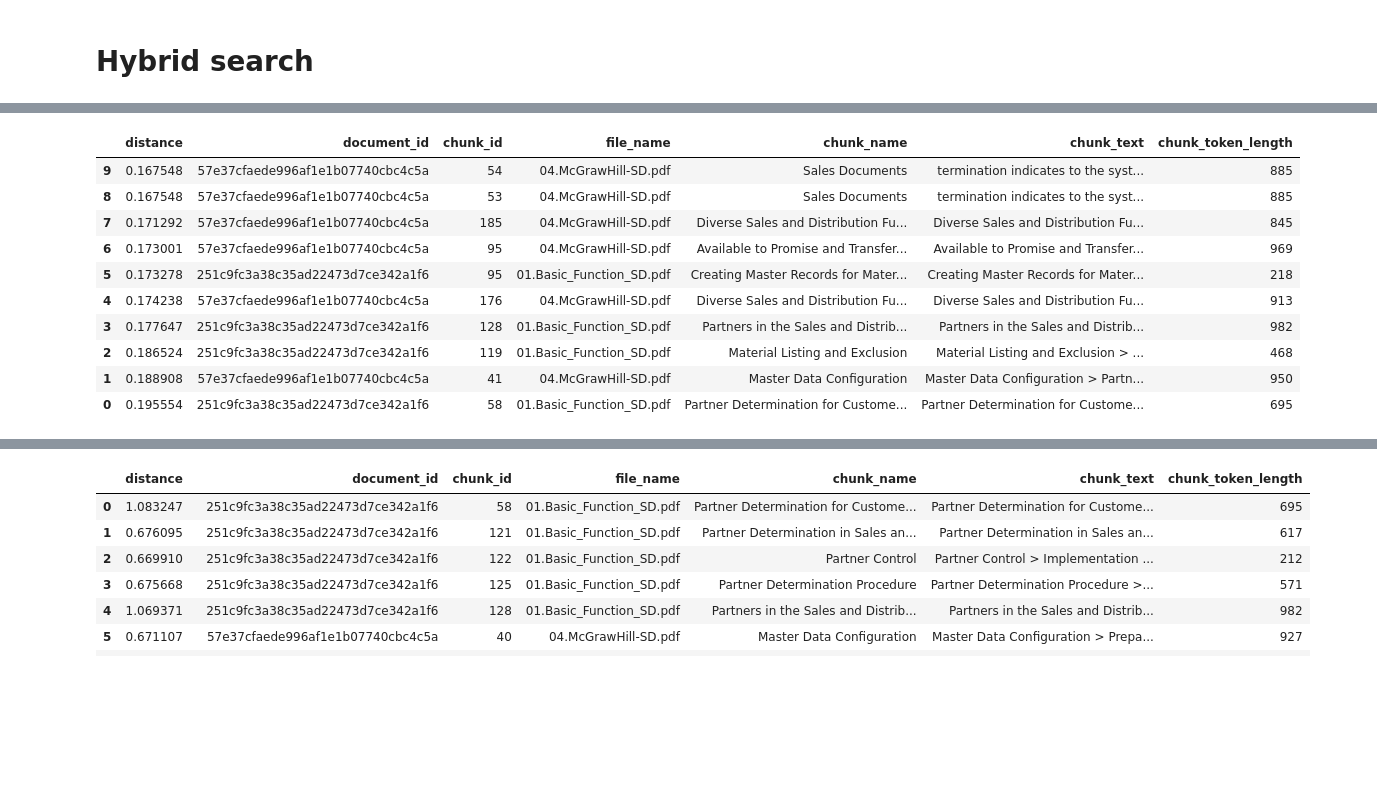
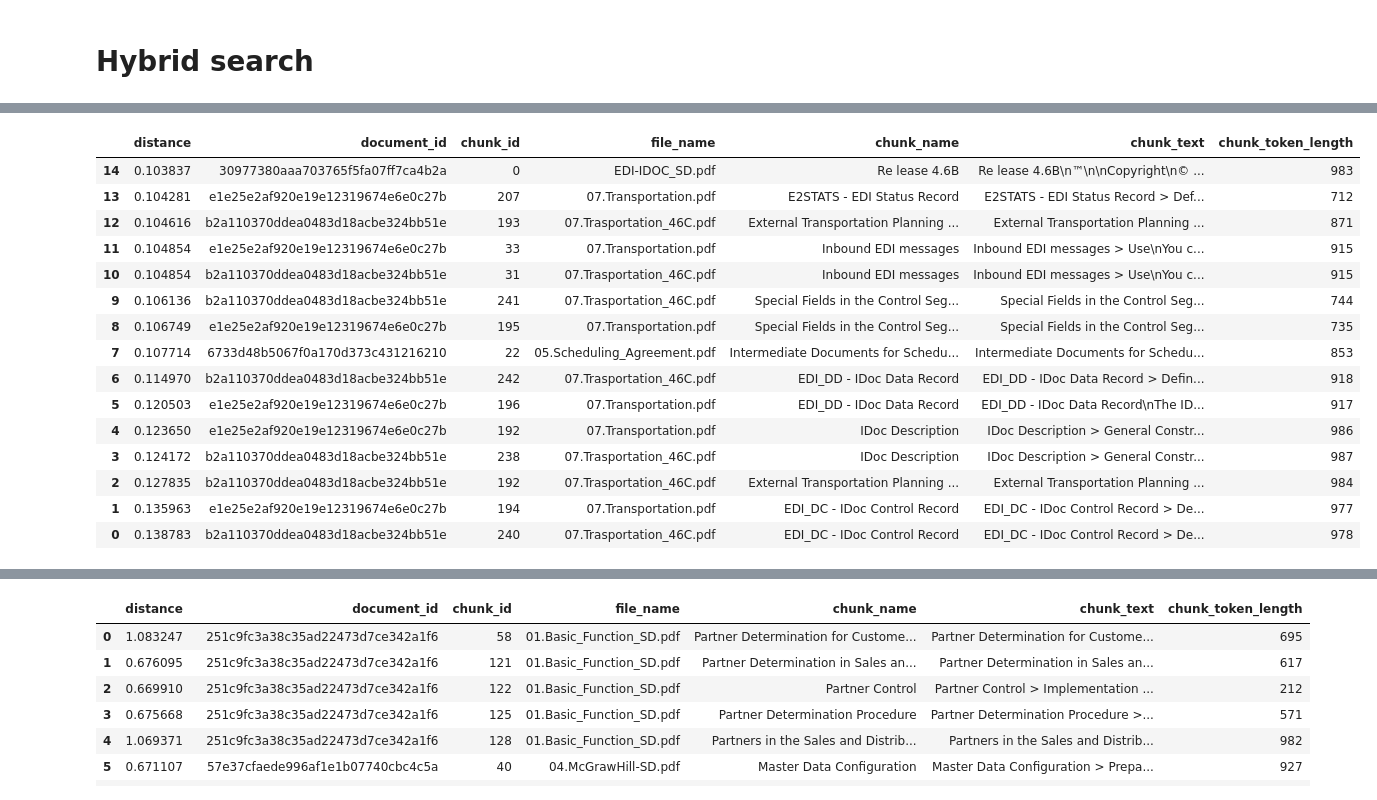
Before and after one commit to echalabiyev/dolphinai_local_solution, a Jupyter notebook: notebook/3. RAG.ipynb, the cells around one changed output, grey strips where cells are left out. Cells and saved outputs as stored; diff of their text form; code cells hidden in the pictures; blank space fills up the shorter version.

```diff
--- a/notebook/3. RAG.ipynb
+++ b/notebook/3. RAG.ipynb
@@ -113,7 +113,7 @@ from pymilvus import (
     WeightedRanker,
 )
 
-limit = 10
+limit = 15
 output_fields=["document_id","chunk_id","file_name","chunk_name","chunk_text","chunk_token_length"]
 
 # DENSE SEARCH
@@ -235,8 +235,8 @@ ef = BGEM3EmbeddingFunction(use_fp16=False, device="cuda:1")
 dense_dim = ef.dim["dense"]
 # %%
 # Enter your search query
-query = "Describe how the SAP partner determination in SD works"
-# query = "What is EDI and why it is important?"
+# query = "Describe how the SAP partner determination in SD works"
+query = "What is EDI and why it is important?"
 # query = "What are the steps involved in preparing the system for using the Import Basis Module?"
 print(query)
 
@@ -285,19 +290,24 @@ hybrid_results = hybrid_search(
 # %%
-# # Example usage:
-# df = convert_explode_order_and_sort(sparse_results)
-# df
+# Example usage:
+df = convert_explode_order_and_sort(sparse_results)
+df
 # %% [output]
 |  | distance | document_id | chunk_id | file_name | chunk_name | chunk_text | chunk_token_length |
-| 9 | 0.167548 | 57e37cfaede996af1e1b07740cbc4c5a | 54 | 04.McGrawHill-SD.pdf | Sales Documents | termination indicates to the syst... | 885 |
-| 8 | 0.167548 | 57e37cfaede996af1e1b07740cbc4c5a | 53 | 04.McGrawHill-SD.pdf | Sales Documents | termination indicates to the syst... | 885 |
-| 7 | 0.171292 | 57e37cfaede996af1e1b07740cbc4c5a | 185 | 04.McGrawHill-SD.pdf | Diverse Sales and Distribution Fu... | Diverse Sales and Distribution Fu... | 845 |
-| 6 | 0.173001 | 57e37cfaede996af1e1b07740cbc4c5a | 95 | 04.McGrawHill-SD.pdf | Available to Promise and Transfer... | Available to Promise and Transfer... | 969 |
-| 5 | 0.173278 | 251c9fc3a38c35ad22473d7ce342a1f6 | 95 | 01.Basic_Function_SD.pdf | Creating Master Records for Mater... | Creating Master Records for Mater... | 218 |
-| 4 | 0.174238 | 57e37cfaede996af1e1b07740cbc4c5a | 176 | 04.McGrawHill-SD.pdf | Diverse Sales and Distribution Fu... | Diverse Sales and Distribution Fu... | 913 |
-| 3 | 0.177647 | 251c9fc3a38c35ad22473d7ce342a1f6 | 128 | 01.Basic_Function_SD.pdf | Partners in the Sales and Distrib... | Partners in the Sales and Distrib... | 982 |
-| 2 | 0.186524 | 251c9fc3a38c35ad22473d7ce342a1f6 | 119 | 01.Basic_Function_SD.pdf | Material Listing and Exclusion | Material Listing and Exclusion > ... | 468 |
-| 1 | 0.188908 | 57e37cfaede996af1e1b07740cbc4c5a | 41 | 04.McGrawHill-SD.pdf | Master Data Configuration | Master Data Configuration > Partn... | 950 |
-| 0 | 0.195554 | 251c9fc3a38c35ad22473d7ce342a1f6 | 58 | 01.Basic_Function_SD.pdf | Partner Determination for Custome... | Partner Determination for Custome... | 695 |
+| 14 | 0.103837 | 30977380aaa703765f5fa07ff7ca4b2a | 0 | EDI-IDOC_SD.pdf | Re lease 4.6B | Re lease 4.6B\n™\n\nCopyright\n© ... | 983 |
+| 13 | 0.104281 | e1e25e2af920e19e12319674e6e0c27b | 207 | 07.Transportation.pdf | E2STATS - EDI Status Record | E2STATS - EDI Status Record > Def... | 712 |
+| 12 | 0.104616 | b2a110370ddea0483d18acbe324bb51e | 193 | 07.Trasportation_46C.pdf | External Transportation Planning ... | External Transportation Planning ... | 871 |
+| 11 | 0.104854 | e1e25e2af920e19e12319674e6e0c27b | 33 | 07.Transportation.pdf | Inbound EDI messages | Inbound EDI messages > Use\nYou c... | 915 |
+| 10 | 0.104854 | b2a110370ddea0483d18acbe324bb51e | 31 | 07.Trasportation_46C.pdf | Inbound EDI messages | Inbound EDI messages > Use\nYou c... | 915 |
+| 9 | 0.106136 | b2a110370ddea0483d18acbe324bb51e | 241 | 07.Trasportation_46C.pdf | Special Fields in the Control Seg... | Special Fields in the Control Seg... | 744 |
+| 8 | 0.106749 | e1e25e2af920e19e12319674e6e0c27b | 195 | 07.Transportation.pdf | Special Fields in the Control Seg... | Special Fields in the Control Seg... | 735 |
+| 7 | 0.107714 | 6733d48b5067f0a170d373c431216210 | 22 | 05.Scheduling_Agreement.pdf | Intermediate Documents for Schedu... | Intermediate Documents for Schedu... | 853 |
+| 6 | 0.114970 | b2a110370ddea0483d18acbe324bb51e | 242 | 07.Trasportation_46C.pdf | EDI_DD - IDoc Data Record | EDI_DD - IDoc Data Record > Defin... | 918 |
+| 5 | 0.120503 | e1e25e2af920e19e12319674e6e0c27b | 196 | 07.Transportation.pdf | EDI_DD - IDoc Data Record | EDI_DD - IDoc Data Record\nThe ID... | 917 |
+| 4 | 0.123650 | e1e25e2af920e19e12319674e6e0c27b | 192 | 07.Transportation.pdf | IDoc Description | IDoc Description > General Constr... | 986 |
+| 3 | 0.124172 | b2a110370ddea0483d18acbe324bb51e | 238 | 07.Trasportation_46C.pdf | IDoc Description | IDoc Description > General Constr... | 987 |
+| 2 | 0.127835 | b2a110370ddea0483d18acbe324bb51e | 192 | 07.Trasportation_46C.pdf | External Transportation Planning ... | External Transportation Planning ... | 984 |
+| 1 | 0.135963 | e1e25e2af920e19e12319674e6e0c27b | 194 | 07.Transportation.pdf | EDI_DC - IDoc Control Record | EDI_DC - IDoc Control Record > De... | 977 |
+| 0 | 0.138783 | b2a110370ddea0483d18acbe324bb51e | 240 | 07.Trasportation_46C.pdf | EDI_DC - IDoc Control Record | EDI_DC - IDoc Control Record > De... | 978 |
 # %%
 # Example usage:
 df = convert_explode_order_and_sort(hybrid_results)
```
Also changed, not shown: parts of 4 cells of this notebook, 9 other files.
